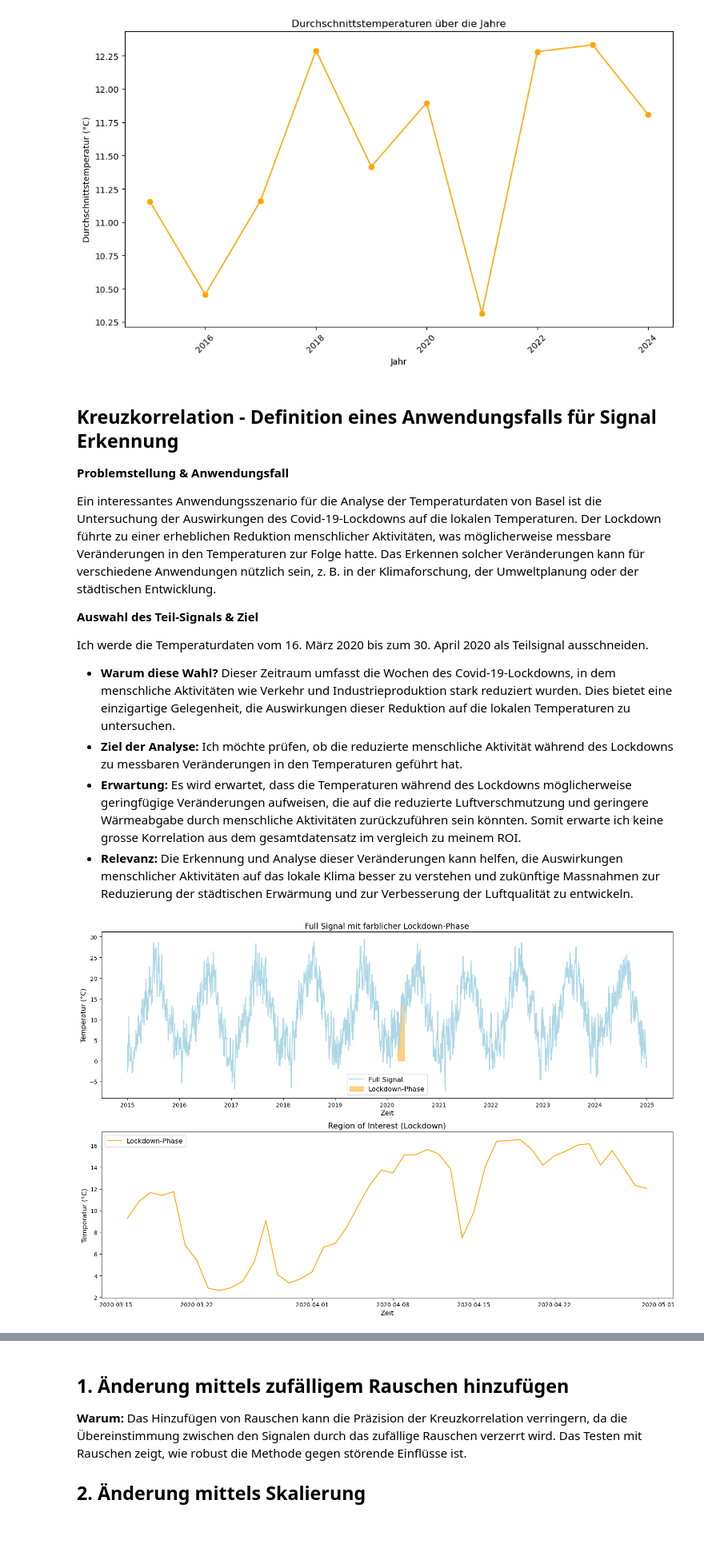
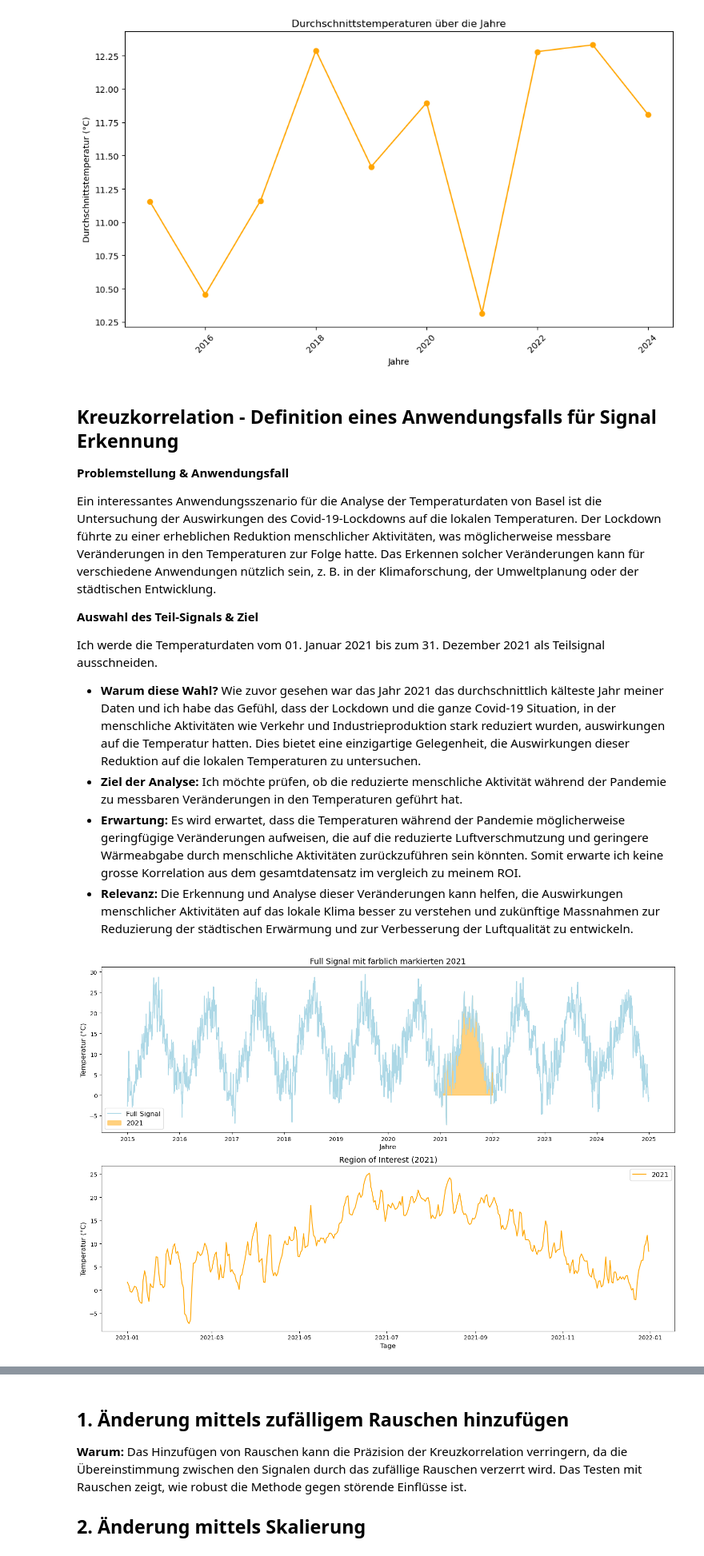
Before and after one commit to Tschoppsilas/GBSV_2025, a Jupyter notebook: MC1/MC1_Correlation.ipynb, the cells around one changed output, grey strips where cells are left out. Shown at 80% size. Drawn from its saved outputs; the diff is of its cells as text; code cells hidden in the pictures; blank space fills up the shorter version.

```diff
--- a/MC1/MC1_Correlation.ipynb
+++ b/MC1/MC1_Correlation.ipynb
@@ -209,50 +220,52 @@ Ein interessantes Anwendungsszenario für die Analyse der Temperaturdaten von Ba
 
 **Auswahl des Teil-Signals & Ziel**
 
-Ich werde die Temperaturdaten vom 16. März 2020 bis zum 30. April 2020 als Teilsignal ausschneiden.
+Ich werde die Temperaturdaten vom 01. Januar 2021 bis zum 31. Dezember 2021 als Teilsignal ausschneiden.
 
-- **Warum diese Wahl?** Dieser Zeitraum umfasst die Wochen des Covid-19-Lockdowns, in dem menschliche Aktivitäten wie Verkehr und Industrieproduktion stark reduziert wurden. Dies bietet eine einzigartige Gelegenheit, die Auswirkungen dieser Reduktion auf die lokalen Temperaturen zu untersuchen.
-- **Ziel der Analyse:** Ich möchte prüfen, ob die reduzierte menschliche Aktivität während des Lockdowns zu messbaren Veränderungen in den Temperaturen geführt hat.
-- **Erwartung:** Es wird erwartet, dass die Temperaturen während des Lockdowns möglicherweise geringfügige Veränderungen aufweisen, die auf die reduzierte Luftverschmutzung und geringere Wärmeabgabe durch menschliche Aktivitäten zurückzuführen sein könnten. Somit erwarte ich keine grosse Korrelation aus dem gesamtdatensatz im vergleich zu meinem ROI.
+- **Warum diese Wahl?** Wie zuvor gesehen war das Jahr 2021 das durchschnittlich kälteste Jahr meiner Daten und ich habe das Gefühl, dass der Lockdown und die ganze Covid-19 Situation, in der menschliche Aktivitäten wie Verkehr und Industrieproduktion stark reduziert wurden, auswirkungen auf die Temperatur hatten. Dies bietet eine einzigartige Gelegenheit, die Auswirkungen dieser Reduktion auf die lokalen Temperaturen zu untersuchen.
+- **Ziel der Analyse:** Ich möchte prüfen, ob die reduzierte menschliche Aktivität während der Pandemie zu messbaren Veränderungen in den Temperaturen geführt hat.
+- **Erwartung:** Es wird erwartet, dass die Temperaturen während der Pandemie möglicherweise geringfügige Veränderungen aufweisen, die auf die reduzierte Luftverschmutzung und geringere Wärmeabgabe durch menschliche Aktivitäten zurückzuführen sein könnten. Somit erwarte ich keine grosse Korrelation aus dem gesamtdatensatz im vergleich zu meinem ROI.
 - **Relevanz:** Die Erkennung und Analyse dieser Veränderungen kann helfen, die Auswirkungen menschlicher Aktivitäten auf das lokale Klima besser zu verstehen und zukünftige Massnahmen zur Reduzierung der städtischen Erwärmung und zur Verbesserung der Luftqualität zu entwickeln.
 # %%
+%matplotlib inline
+
 # CSV-Datei laden
 df = pd.read_csv(csv_path, parse_dates=["date"])
 df.set_index("date", inplace=True)
 df = df.dropna(subset=["temperature_2m_mean"])  # Fehlwerte entfernen
 
-# Zeitraum der Lockdown-Phase definieren
-lockdown_start = "2020-03-16"
-lockdown_end = "2020-04-30"
+# Zeitraum  definieren
+start = "2021-01-01"
+end = "2021-12-31"
 
 # Sicherstellen, dass das Zeitfenster existiert
-roi = df.loc[lockdown_start:lockdown_end, "temperature_2m_mean"]
+roi = df.loc[start:end, "temperature_2m_mean"]
 full_signal = df["temperature_2m_mean"]
 
 # Kreuzkorrelation berechnen
 correlation = correlate(full_signal - np.mean(full_signal), roi - np.mean(roi), mode="full")
 
 # Erstelle die Subplots
 fig, axs = plt.subplots(2, 1, figsize=(15, 10))
 
 # Originaldaten
 axs[0].plot(full_signal.index, full_signal, color="lightblue", label="Full Signal")
-axs[0].fill_between(roi.index, roi, color="orange", alpha=0.5, label="Lockdown-Phase")  # ROI einfärben
-axs[0].set_title("Full Signal mit farblicher Lockdown-Phase", fontsize=14)
-axs[0].set_xlabel("Zeit", fontsize=12)
+axs[0].fill_between(roi.index, roi, color="orange", alpha=0.5, label="2021")  # ROI einfärben
+axs[0].set_title("Full Signal mit farblich markierten 2021", fontsize=14)
+axs[0].set_xlabel("Jahre", fontsize=12)
 axs[0].set_ylabel("Temperatur (°C)", fontsize=12)
 axs[0].legend(fontsize=12)
 
 # ROI (Heatwave)
-axs[1].plot(roi.index, roi, color="orange", label="Lockdown-Phase")
-axs[1].set_title("Region of Interest (Lockdown)", fontsize=14)
-axs[1].set_xlabel("Zeit", fontsize=12)
+axs[1].plot(roi.index, roi, color="orange", label="2021")
+axs[1].set_title("Region of Interest (2021)", fontsize=14)
+axs[1].set_xlabel("Tage", fontsize=12)
 axs[1].set_ylabel("Temperatur (°C)", fontsize=12)
 axs[1].legend(fontsize=12)
 
 plt.tight_layout()
 plt.show()
 # %% [output]
-[figure, old version]
+[figure, new version]
 # %% [markdown]
 ## Interpretation
```
Also changed, not shown: parts of 11 cells of this notebook, 4 other files.
